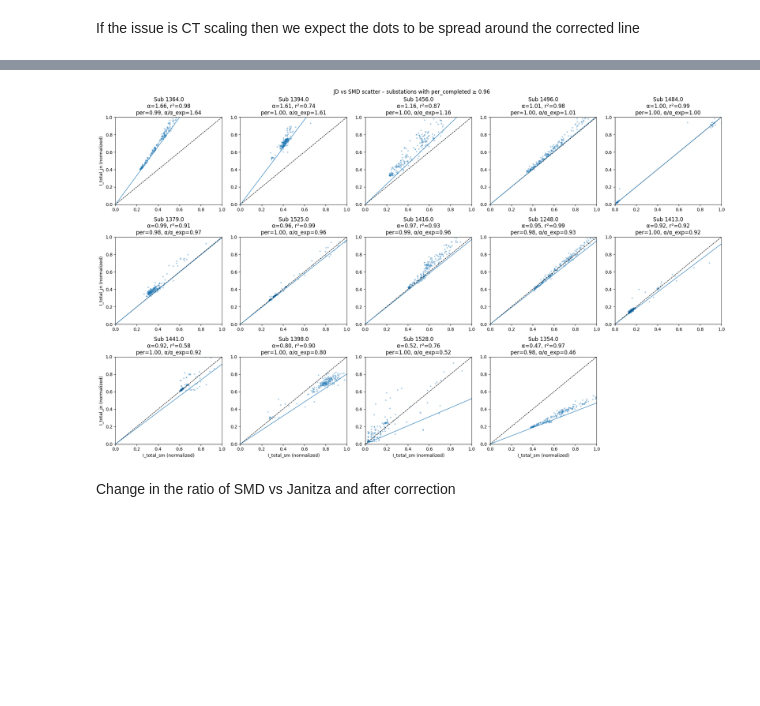
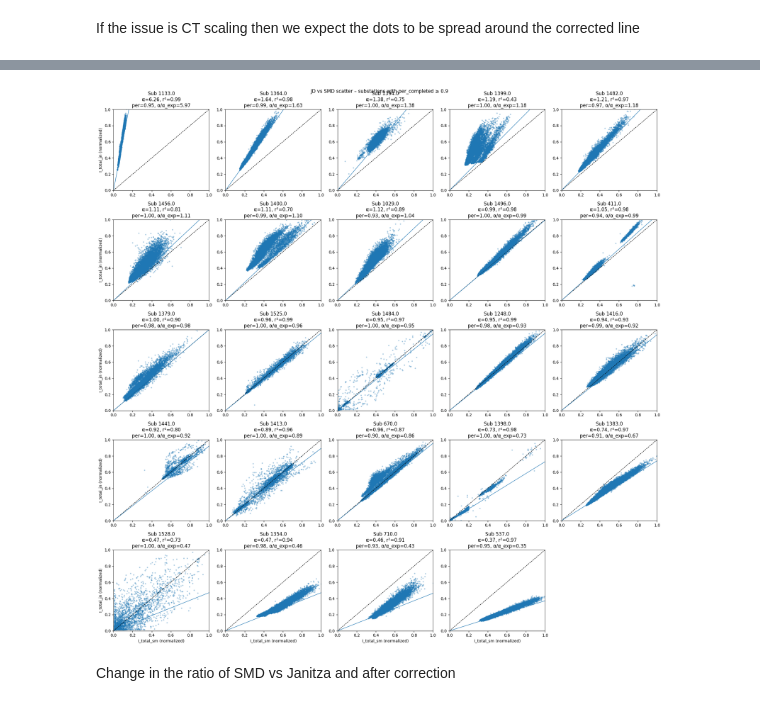
Before and after one commit to MindisBlank/Jasonaq_thesis, a Jupyter notebook: notebooks/ct_ratio_issue.ipynb, the cells around one changed output, grey strips where cells are left out. Cells and saved outputs as stored; diff of their text form; code cells hidden in the pictures; blank space fills up the shorter version.

```diff
--- a/notebooks/ct_ratio_issue.ipynb
+++ b/notebooks/ct_ratio_issue.ipynb
@@ -379,6 +399,6 @@ df_jn_current = df_jn_current.drop_duplicates(subset=["substation_id", "ts"], ke
 # %%
-df_merged = df_sm_current.merge(
-    df_jn_current,
+df_merged = df_sm_good.merge(
+    df_jn_good,
     on=["substation_id", "ts"],
     how="inner",             # intersection only
     suffixes=("_sm", "_jn"),
@@ -389,9 +409,5 @@ for col in ["I_a", "I_b", "I_c", "I_total"]:
 
 df_merged[["I_a_diff", "I_b_diff", "I_c_diff", "I_total_diff"]].describe()
 
-print("SM shape:",df_sm_current.shape)
-print("JN shape:",df_jn_current.shape)
 print("Merged shape:",df_merged.shape)
-
-df_jn_current.head()
 # %% [output]
@@ -622,13 +630,13 @@ plot_substation_scatter(
 # %%
 plot_scatter_grid(
     merged=df_merged,
     summary=df_computed,
-    min_per_completed=0.96,
+    min_per_completed=0.9,
     max_plots=24,
     cols=5,
 )
 # %% [output]
-[figure, old version]
+[figure, new version]
 # %% [markdown]
 Change in the ratio of SMD vs Janitza and after correction
 # %%
```
Also changed, not shown: parts of 18 cells of this notebook, 7 other files.
